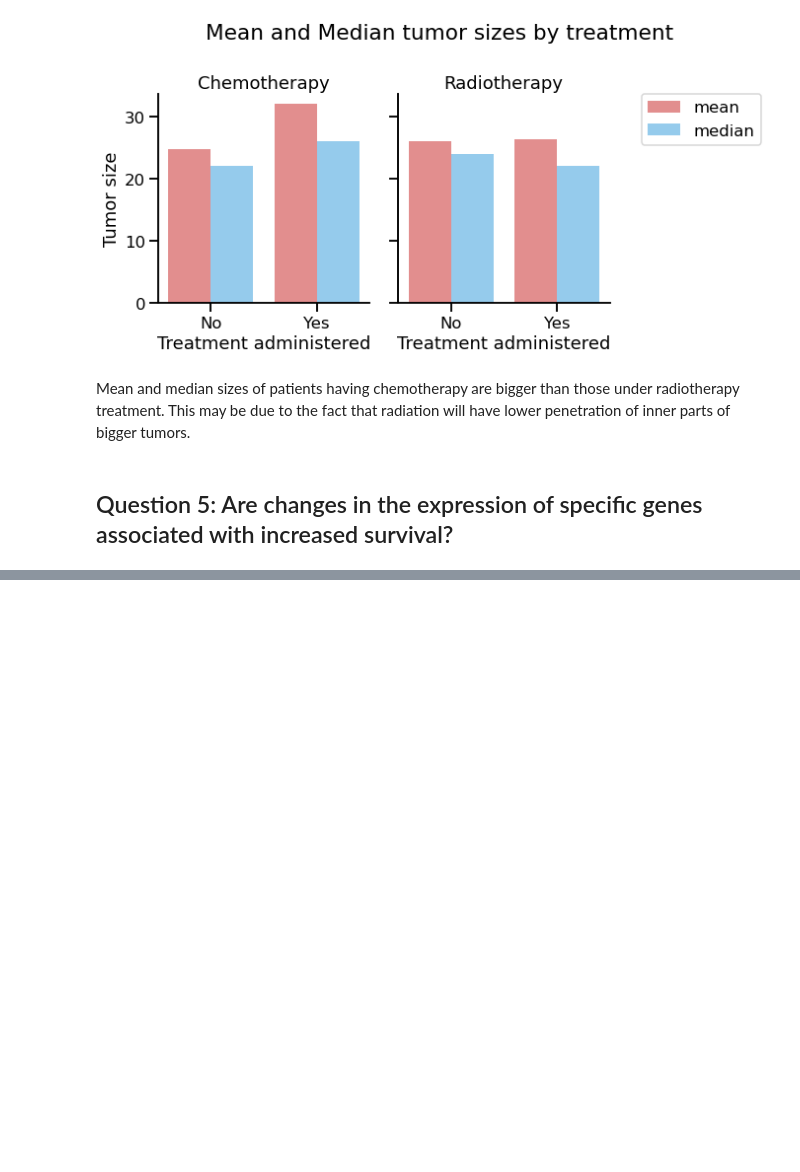
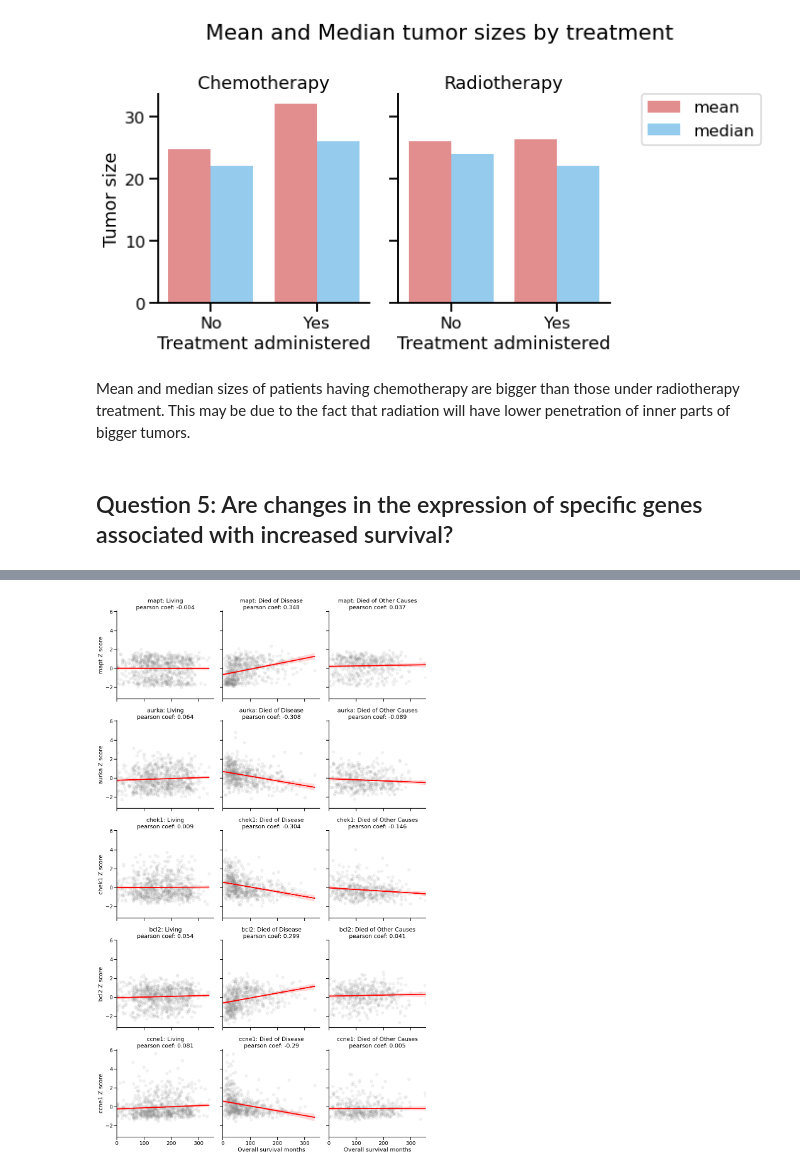
Before and after one commit to antdbar/METABRIC, a Jupyter notebook: METABRIC_EDA.ipynb, the cells around one changed output, grey strips where cells are left out. Saved outputs shown, nothing was run; the diff lists cells and outputs as text; code cells hidden in the pictures; blank space fills up the shorter version.

```diff
--- a/METABRIC_EDA.ipynb
+++ b/METABRIC_EDA.ipynb
@@ -540,0 +552,39 @@ df_expression =
+# %%
+# create a function to return a list with the top 5 most correlated genes
+def top5_corr(corr_data):
+    top5 = []
+    for i in range(0,5):
+        top5.append(corr_data[i][0])
+    return list(top5)
+# %%
+# Creat a function to plot correlations
+def reg_plots(gene_list):
+    new_df = df_expression[['overall_survival_months',
+                            'death_from_cancer']+gene_list].melt(id_vars=['overall_survival_months',
+                                                                          'death_from_cancer'], var_name='gene')
+    lm = sns.lmplot(data=new_df, x='overall_survival_months', y='value', col='death_from_cancer',
+           row='gene',
+                   scatter_kws={"color": "grey", "alpha": 0.1}, line_kws={"color": "red"})
+    fig = lm.fig
+    titles = ['Living', 'Died of Disease', 'Died of Other Causes']
+    genes = gene_list
+    for i in range(0,15):
+
+        ax = fig.axes[i]
+
+        label = new_df[(new_df['death_from_cancer']==titles[i%3])&
+               (new_df['gene']==gene_list[i//3])][['overall_survival_months', 'value']].corr()
+        label = round(label.iloc[0,1], 3)
+
+        ax.set_title(f"{genes[i//3]}: {titles[(i)%3]}\npearson coef: {label}")
+        if i%3:
+            ax.set_ylabel('')
+        else:
+            ax.set_ylabel(genes[i//3] + ' Z score')
+
+        if i > 12:
+            ax.set_xlabel('Overall survival months')
+        else:
+            ax.set_xlabel('')
+
+    fig.tight_layout()
@@ -540,0 +611,6 @@ df_expression =
+# %%
+# Plot correlations between "Overall_survival_months" and genes with higher correlation in
+# "Death_from_cancer"=='Died of Disease'
+reg_plots(top5_corr(survival_expression_corr(df_expression, 'Died of Disease')))
+# %% [output]
+[figure, added]
```
Also changed, not shown: parts of 7 cells of this notebook.
